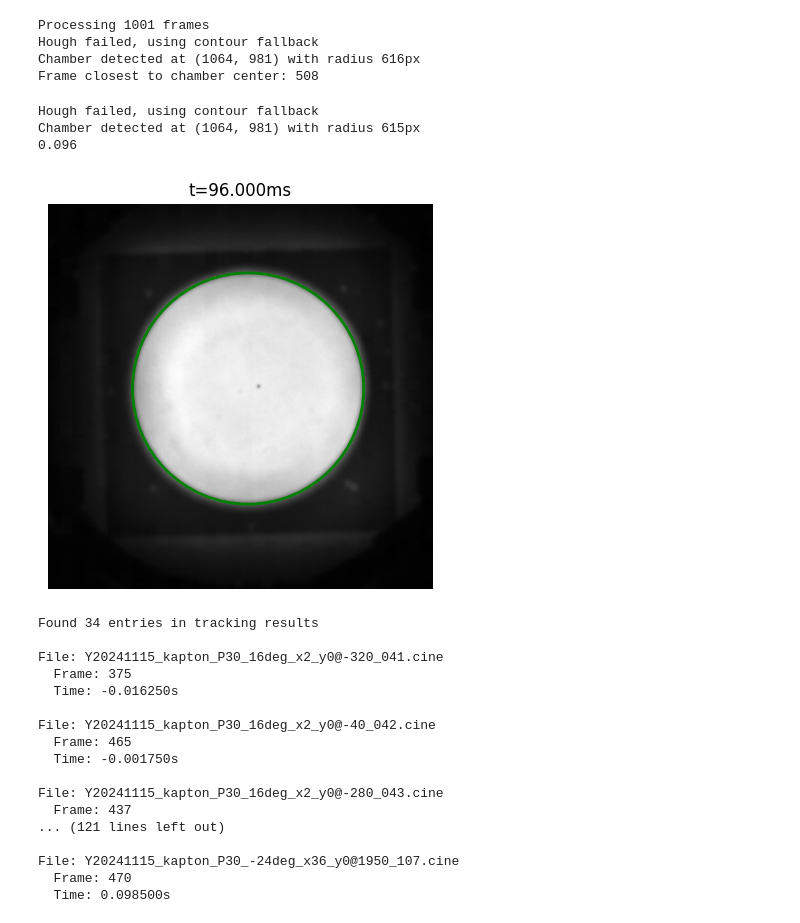
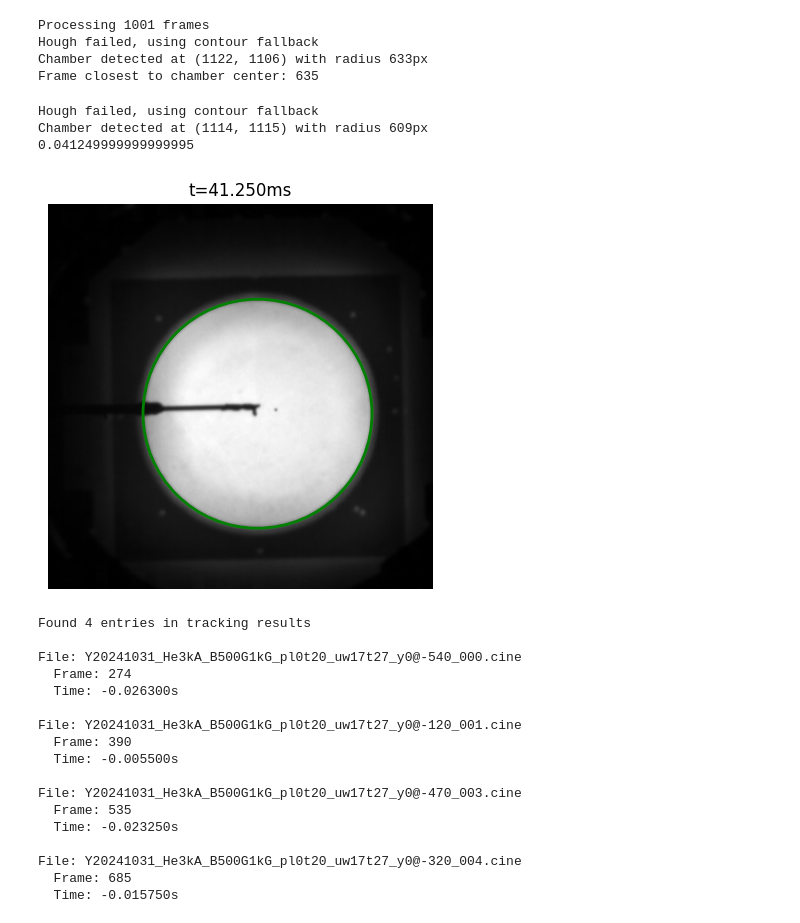
Before and after one commit to hjia94/data-analysis, a Jupyter notebook: object_tracking/fastcam_test.ipynb, the cells around one changed output. Drawn from its saved outputs; the diff is of its cells as text; code cells hidden in the pictures.

```diff
--- a/object_tracking/fastcam_test.ipynb
+++ b/object_tracking/fastcam_test.ipynb
@@ -12,11 +12,11 @@ from pathlib import Path
 from read_cine import read_cine, convert_cine_to_avi
 from track_object import track_object, detect_chamber, update_tracking_result, show_tracking_results
 # %%
-cine_path = r"E:\good_data\kapton\He3kA_B250G500G_pl0t20_uw15t35\Y20241115_kapton_P30_-16deg_x36_y0@1900_097.cine"
+cine_path = r"E:\good_data\He3kA_B500G1kG_pl0t20_uw17t37_P30\Y20241031_He3kA_B500G1kG_pl0t20_uw17t27_y0@810_007.cine"
 avi_path = cine_path.replace('.cine', '.avi')
 
 tarr, frarr, dt = read_cine(cine_path)
 
-# convert_cine_to_avi(frarr, avi_path)
+convert_cine_to_avi(frarr, avi_path)
 # %% [output]
 Reading .cine file...
@@ -29,41 +42,41 @@ parr, frarr, cf = track_object(avi_path)
 # %% [output]
 Processing 1001 frames
 Hough failed, using contour fallback
-Chamber detected at (1064, 981) with radius 616px
-Frame closest to chamber center: 508
+Chamber detected at (1122, 1106) with radius 633px
+Frame closest to chamber center: 635
 # %%
-frame_num = 420
+frame_num = 625
 
 cap = cv2.VideoCapture(avi_path)
 cap.set(cv2.CAP_PROP_POS_FRAMES, frame_num)
 ret, frame = cap.read()
 if not ret:
     raise ValueError(f"Could not read frame")
 
 # Detect chamber
 (cx, cy), chamber_radius = detect_chamber(frame)
 
 total_frames = int(cap.get(cv2.CAP_PROP_FRAME_COUNT))
 
 # Display the original frame
 plt.figure(figsize=(15, 5))
 plt.imshow(cv2.cvtColor(frame, cv2.COLOR_BGR2RGB))
 
 # Draw the chamber as a circle
 chamber_circle = plt.Circle((cx, cy), chamber_radius, fill=False, color='green', linewidth=2)
 plt.gca().add_patch(chamber_circle)
 
 plt.title(f"t={tarr[frame_num] * 1e3:.3f}ms")
 plt.axis('off')
 
 cap.release()
 
 print(tarr[frame_num])
 # %% [output]
 Hough failed, using contour fallback
-Chamber detected at (1064, 981) with radius 615px
-0.096
+Chamber detected at (1114, 1115) with radius 609px
+0.041249999999999995
-[figure, old version]
+[figure, new version]
 # %%
 v = 9.8*np.sqrt(2*1/9.8) # velocity at center of chamber in m/s
 
@@ -78,26 +91,26 @@ x2 = v*t2 + 0.5*9.8*t2**2
 print(x1)
 print(x2)
 # %%
-tr_ifn = r"E:\good_data\kapton\He3kA_B250G500G_pl0t20_uw15t35\tracking_results.npy"
+tr_ifn = r"E:\good_data\He3kA_B500G1kG_pl0t20_uw17t37_P30\tracking_results.npy"
 show_tracking_results(tr_ifn)
 # %% [output]
-Found 34 entries in tracking results
+Found 4 entries in tracking results
 
-File: Y20241115_kapton_P30_16deg_x2_y0@-320_041.cine
-  Frame: 375
-  Time: -0.016250s
+File: Y20241031_He3kA_B500G1kG_pl0t20_uw17t27_y0@-540_000.cine
+  Frame: 274
+  Time: -0.026300s
 
-File: Y20241115_kapton_P30_16deg_x2_y0@-40_042.cine
-  Frame: 465
-  Time: -0.001750s
+File: Y20241031_He3kA_B500G1kG_pl0t20_uw17t27_y0@-120_001.cine
+  Frame: 390
+  Time: -0.005500s
 
-File: Y20241115_kapton_P30_16deg_x2_y0@-280_043.cine
-  Frame: 437
-... (121 lines left out)
+File: Y20241031_He3kA_B500G1kG_pl0t20_uw17t27_y0@-470_003.cine
+  Frame: 535
+  Time: -0.023250s
 
-File: Y20241115_kapton_P30_-24deg_x36_y0@1950_107.cine
-  Frame: 470
-  Time: 0.098500s
+File: Y20241031_He3kA_B500G1kG_pl0t20_uw17t27_y0@-320_004.cine
+  Frame: 685
+  Time: -0.015750s
 # %%
 update_tracking_result(tr_ifn, cine_path, cf_new=frame_num, ct_new=tarr[frame_num])
 # %% [output]
```
Also changed, not shown: parts of 2 cells of this notebook, 3 other files.
